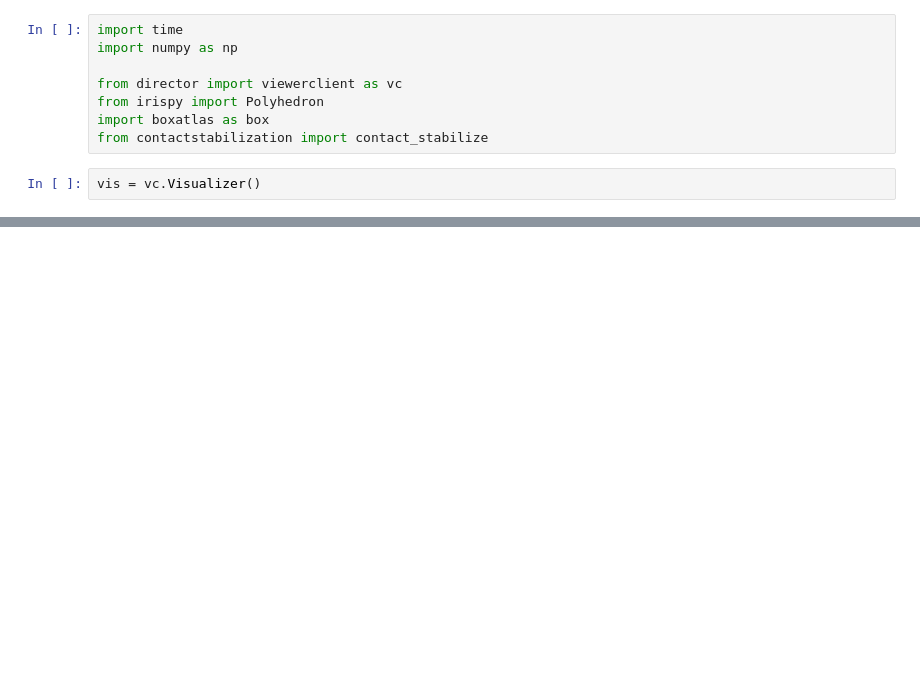
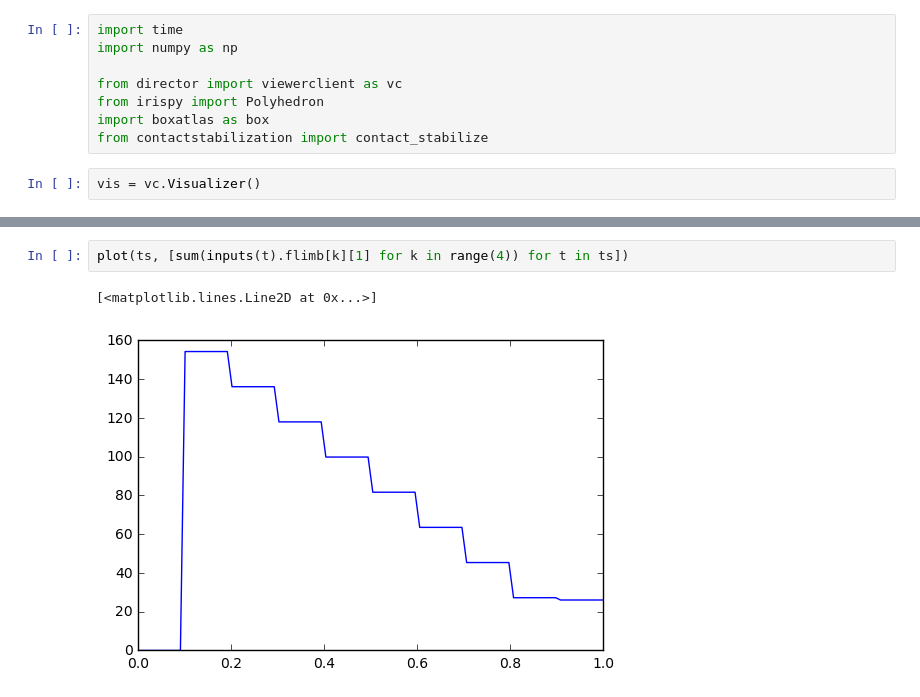
Before and after one commit to rdeits/drake-mpc, a Jupyter notebook: src/py-box-atlas-polynomial.ipynb, the cells around one changed output, grey strips where cells are left out. Saved outputs shown, nothing was run; the diff lists cells and outputs as text; blank space fills up the shorter version.

```diff
--- a/src/py-box-atlas-polynomial.ipynb
+++ b/src/py-box-atlas-polynomial.ipynb
@@ -47,0 +55,5 @@ for t in np.linspace(0, states.components[0].breaks[-1] - 0.001, 100):
+# %%
+plot(ts, [sum(inputs(t).flimb[k][1] for k in range(4)) for t in ts])
+# %% [output]
+[<matplotlib.lines.Line2D at 0x...>]
+[figure, added]
```
Also changed, not shown: parts of 7 cells of this notebook, 4 other files.
